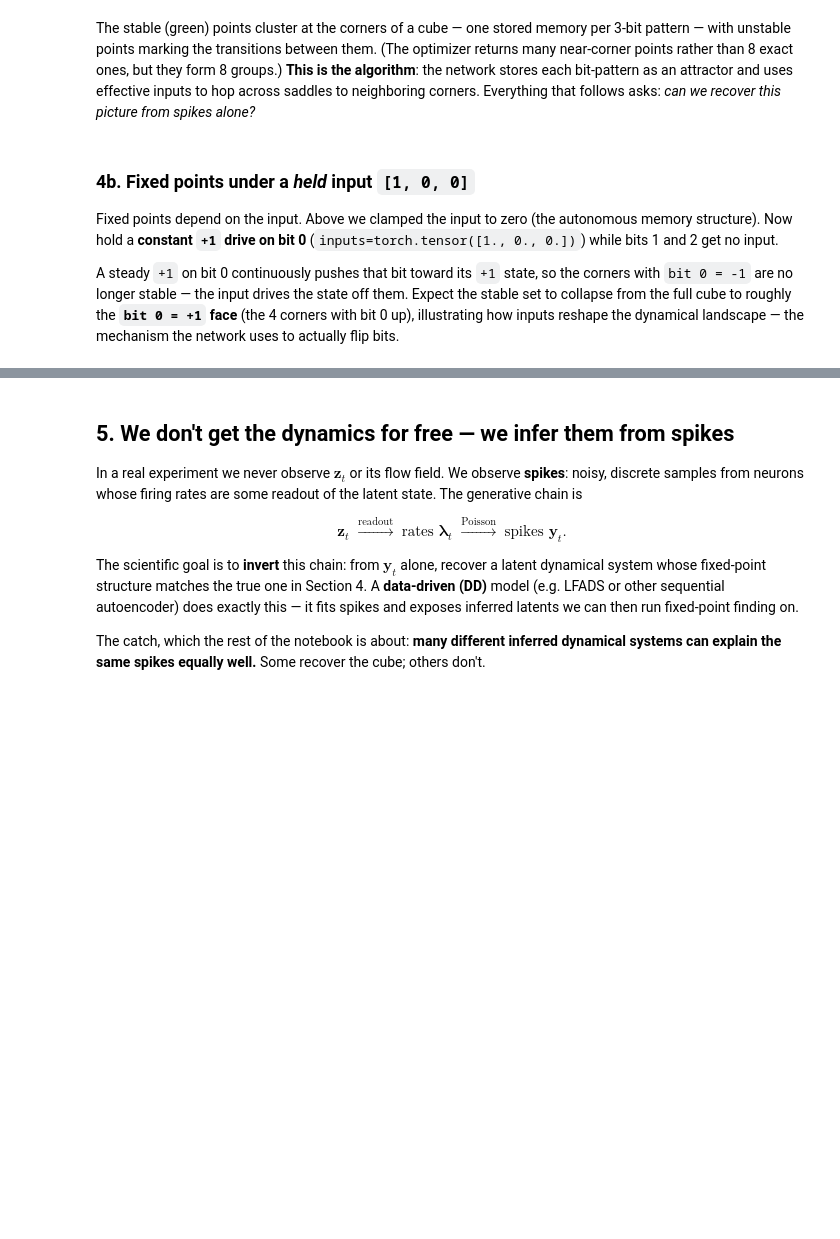
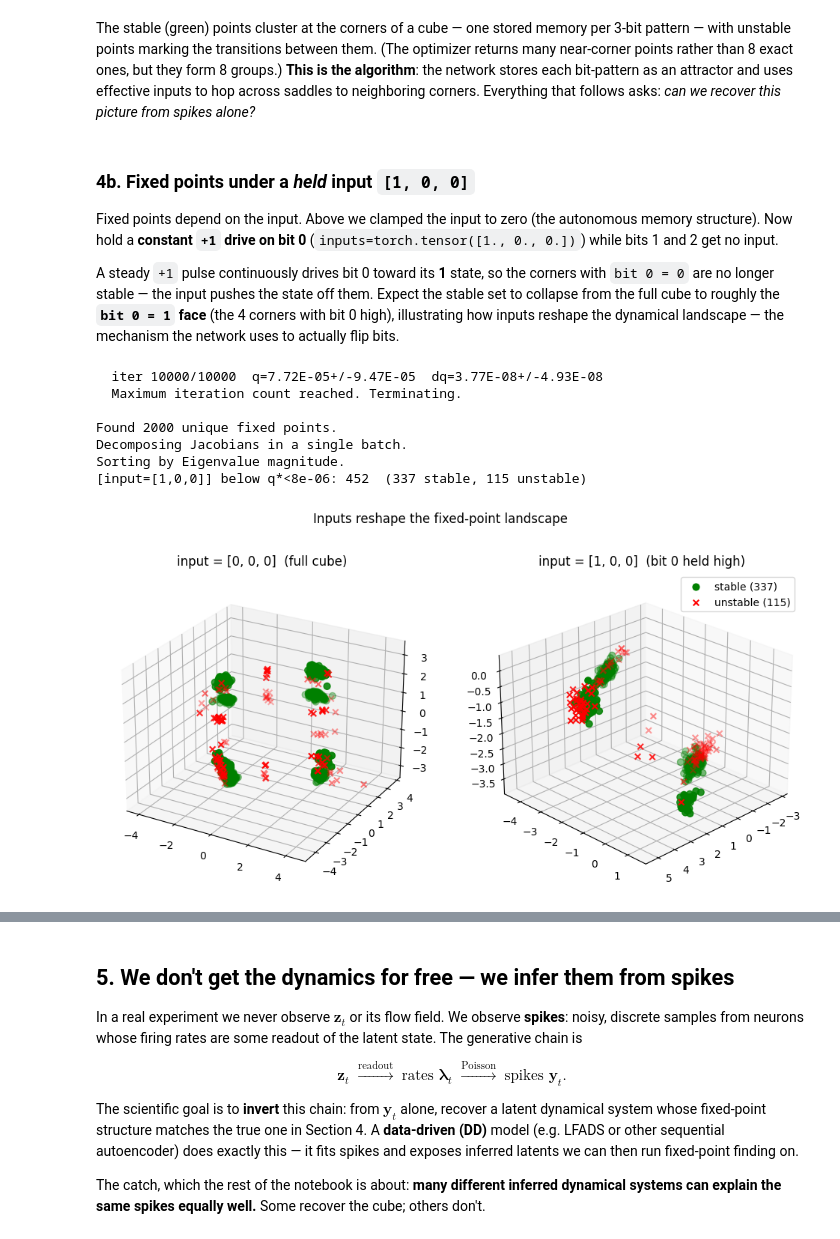
Before and after one commit to snel-repo/ComputationThroughDynamicsToolkit, a Jupyter notebook: examples/CtDToolkit_Walkthrough.ipynb, the cells around one changed output, grey strips where cells are left out. Cells and saved outputs as stored; diff of their text form; code cells hidden in the pictures; blank space fills up the shorter version.

```diff
--- a/examples/CtDToolkit_Walkthrough.ipynb
+++ b/examples/CtDToolkit_Walkthrough.ipynb
@@ -266,11 +273,10 @@ Fixed points depend on the input. Above we clamped the input to zero (the autono
 structure). Now hold a **constant `+1` drive on bit 0** (`inputs=torch.tensor([1., 0., 0.])`) while
 bits 1 and 2 get no input.
 
-A steady `+1` on bit 0 continuously pushes that bit toward its `+1` state, so the corners with
-`bit 0 = -1` are no longer stable — the input drives the state off them. Expect the stable set to
-collapse from the full cube to roughly the **`bit 0 = +1` face** (the 4 corners with bit 0 up),
-illustrating how inputs reshape the dynamical landscape — the mechanism the network uses to actually
-flip bits.
+A steady `+1` pulse continuously drives bit 0 toward its **1** state, so the corners with `bit 0 = 0`
+are no longer stable — the input pushes the state off them. Expect the stable set to collapse from
+the full cube to roughly the **`bit 0 = 1` face** (the 4 corners with bit 0 high), illustrating how
+inputs reshape the dynamical landscape — the mechanism the network uses to actually flip bits.
 # %%
 # Fixed points with a constant +1 input on bit 0 (bits 1,2 unforced).
 held_input = torch.tensor([1.0, 0.0, 0.0])
@@ -282,31 +288,40 @@ tt_fps_in = tt.compute_FPs(
     max_iters=10000,
     device="cpu",
 )
 
 q_flag_in = tt_fps_in.qstar < q_thresh          # reuse q_thresh from Section 4
 xstar_in = tt_fps_in.xstar[q_flag_in]
 stable_in = tt_fps_in.is_stable[q_flag_in] == 1
 print(f"[input=[1,0,0]] below q*<{q_thresh:.0e}: {q_flag_in.sum()}  "
       f"({stable_in.sum()} stable, {(~stable_in).sum()} unstable)")
 
 # Project into the SAME PCA space as the zero-input fixed points for a direct comparison.
 xstar_in_pca = pca.transform(xstar_in)
 
 fig = plt.figure(figsize=(12, 6))
 # Left: zero-input structure (from Section 4), Right: held-input structure.
 ax0 = fig.add_subplot(121, projection="3d")
 ax0.scatter(x_pca[stable, 0], x_pca[stable, 1], x_pca[stable, 2], c="g", marker="o", s=40)
 ax0.scatter(x_pca[~stable, 0], x_pca[~stable, 1], x_pca[~stable, 2], c="r", marker="x", s=30)
 ax0.set_title("input = [0, 0, 0]  (full cube)")
 ax0.view_init(elev=25, azim=-60)
 
 ax1 = fig.add_subplot(122, projection="3d")
 ax1.scatter(xstar_in_pca[stable_in, 0], xstar_in_pca[stable_in, 1], xstar_in_pca[stable_in, 2],
             c="g", marker="o", s=40, label=f"stable ({stable_in.sum()})")
 ax1.scatter(xstar_in_pca[~stable_in, 0], xstar_in_pca[~stable_in, 1], xstar_in_pca[~stable_in, 2],
             c="r", marker="x", s=30, label=f"unstable ({(~stable_in).sum()})")
 ax1.set_title("input = [1, 0, 0]  (bit 0 held high)")
 ax1.legend()
-ax1.view_init(elev=25, azim=-60)
+ax1.view_init(elev=25, azim=45)
 fig.suptitle("Inputs reshape the fixed-point landscape")
 plt.show()
+# %% [output]
+  iter 10000/10000  q=7.72E-05+/-9.47E-05  dq=3.77E-08+/-4.93E-08
+  Maximum iteration count reached. Terminating.
+
+Found 2000 unique fixed points.
+Decomposing Jacobians in a single batch.
+Sorting by Eigenvalue magnitude.
+[input=[1,0,0]] below q*<8e-06: 452  (337 stable, 115 unstable)
+[figure, added]
```
Also changed, not shown: parts of 10 cells of this notebook.
